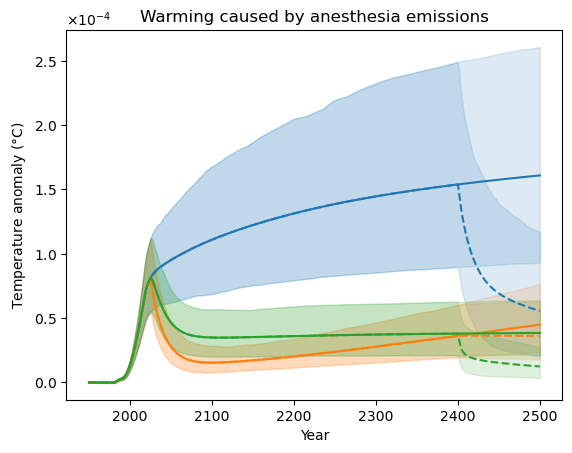
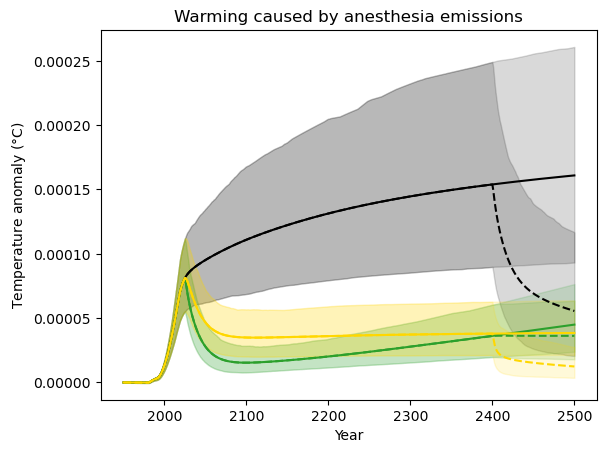
Code edit (unified diff) that turned the first committed figure into the second:
--- before
+++ after
@@ -11,20 +11,20 @@
 
 # Status quo
-plt.plot(timebounds_1[initial_year:], mean_f_status_quo_temperature[initial_year:], label='Status quo', color="tab:blue")
-plt.fill_between(timebounds_1[initial_year:], p05_f_status_quo_temperature[initial_year:], p95_f_status_quo_temperature[initial_year:], alpha=0.15, color="tab:blue")
-plt.plot(timebounds_1[initial_year:], mean_f_status_quo_abrupt_cessation_temperature[initial_year:], color="tab:blue", linestyle="--")
-plt.fill_between(timebounds_1[initial_year:], p05_f_status_quo_abrupt_cessation_temperature[initial_year:], p95_f_status_quo_abrupt_cessation_temperature[initial_year:], alpha=0.15, color="tab:blue")
+plt.plot(timebounds_1[initial_year:], mean_f_status_quo_temperature[initial_year:], label='Status quo', color="black")
+plt.fill_between(timebounds_1[initial_year:], p05_f_status_quo_temperature[initial_year:], p95_f_status_quo_temperature[initial_year:], alpha=0.15, color="black")
+plt.plot(timebounds_1[initial_year:], mean_f_status_quo_abrupt_cessation_temperature[initial_year:], color="black", linestyle="--")
+plt.fill_between(timebounds_1[initial_year:], p05_f_status_quo_abrupt_cessation_temperature[initial_year:], p95_f_status_quo_abrupt_cessation_temperature[initial_year:], alpha=0.15, color="black")
 
 # TIVA-only
-plt.plot(timebounds_1[initial_year:], mean_f_tiva_only_temperature[initial_year:], label='TIVA-only', color="tab:orange")
-plt.fill_between(timebounds_1[initial_year:], p05_f_tiva_only_temperature[initial_year:], p95_f_tiva_only_temperature[initial_year:], alpha=0.15, color="tab:orange")
-plt.plot(timebounds_1[initial_year:], mean_f_tiva_only_abrupt_cessation_temperature[initial_year:], color="tab:orange", linestyle="--")
-plt.fill_between(timebounds_1[initial_year:], p05_f_tiva_only_abrupt_cessation_temperature[initial_year:], p95_f_tiva_only_abrupt_cessation_temperature[initial_year:], alpha=0.15, color="tab:orange")
+plt.plot(timebounds_1[initial_year:], mean_f_tiva_only_temperature[initial_year:], label='TIVA-only', color="tab:green")
+plt.fill_between(timebounds_1[initial_year:], p05_f_tiva_only_temperature[initial_year:], p95_f_tiva_only_temperature[initial_year:], alpha=0.15, color="tab:green")
+plt.plot(timebounds_1[initial_year:], mean_f_tiva_only_abrupt_cessation_temperature[initial_year:], color="tab:green", linestyle="--")
+plt.fill_between(timebounds_1[initial_year:], p05_f_tiva_only_abrupt_cessation_temperature[initial_year:], p95_f_tiva_only_abrupt_cessation_temperature[initial_year:], alpha=0.15, color="tab:green")
 
 # Sevoflurane-only
-plt.plot(timebounds_1[initial_year:], mean_f_sevo_only_temperature[initial_year:], label='Sevoflurane-only', color="tab:green")
-plt.fill_between(timebounds_1[initial_year:], p05_f_sevo_only_temperature[initial_year:], p95_f_sevo_only_temperature[initial_year:], alpha=0.15, color="tab:green")
-plt.plot(timebounds_1[initial_year:], mean_f_sevo_only_abrupt_cessation_temperature[initial_year:], color="tab:green", linestyle="--")
-plt.fill_between(timebounds_1[initial_year:], p05_f_sevo_only_abrupt_cessation_temperature[initial_year:], p95_f_sevo_only_abrupt_cessation_temperature[initial_year:], alpha=0.15, color="tab:green")
+plt.plot(timebounds_1[initial_year:], mean_f_sevo_only_temperature[initial_year:], label='Sevoflurane-only', color="gold")
+plt.fill_between(timebounds_1[initial_year:], p05_f_sevo_only_temperature[initial_year:], p95_f_sevo_only_temperature[initial_year:], alpha=0.15, color="gold")
+plt.plot(timebounds_1[initial_year:], mean_f_sevo_only_abrupt_cessation_temperature[initial_year:], color="gold", linestyle="--")
+plt.fill_between(timebounds_1[initial_year:], p05_f_sevo_only_abrupt_cessation_temperature[initial_year:], p95_f_sevo_only_abrupt_cessation_temperature[initial_year:], alpha=0.15, color="gold")
 
 # --- Custom legend ---
@@ -47,6 +47,6 @@
 
 ax = plt.gca()
-ax.yaxis.set_major_formatter(ticker.ScalarFormatter(useMathText=True))
-ax.ticklabel_format(axis='y', style='sci', scilimits=(-4, -4))
+# ax.yaxis.set_major_formatter(ticker.ScalarFormatter(useMathText=True))
+# ax.ticklabel_format(axis='y', style='sci', scilimits=(-4, -4))
 
 plt.savefig("anesthetic_induced_warming_abrupt_cessation.png", dpi=300, bbox_inches="tight")

Commit: Final plot tweaks and clean-up